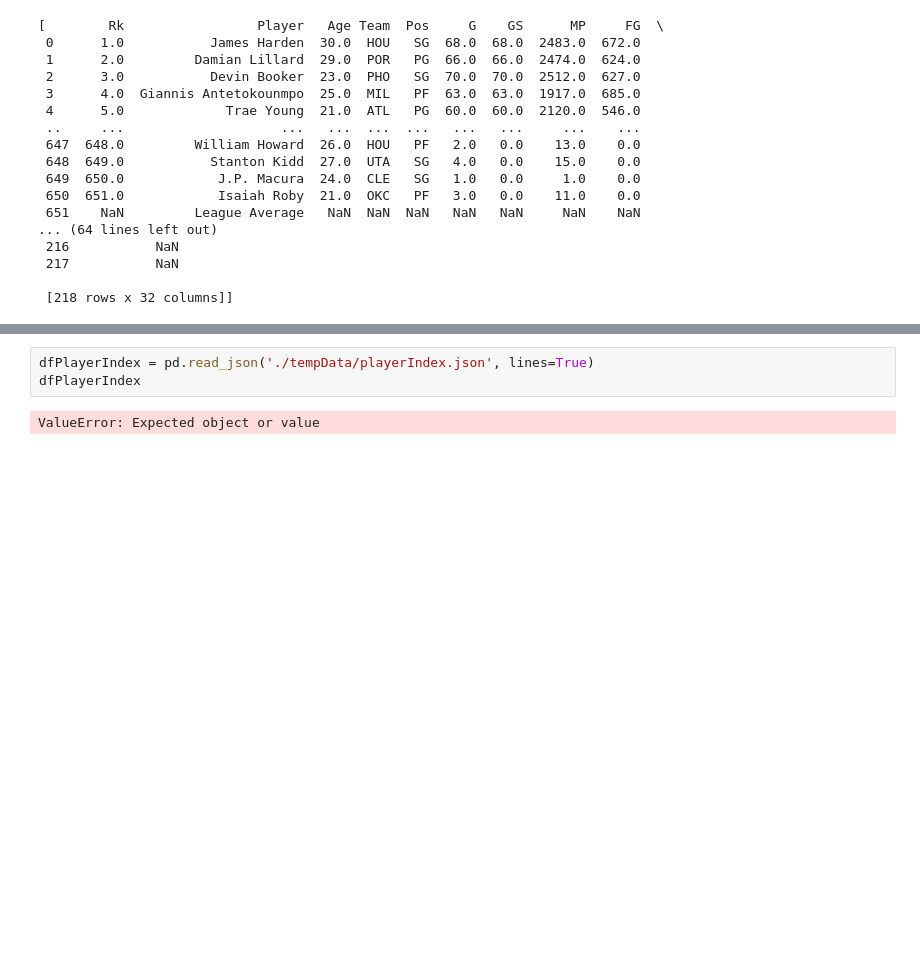
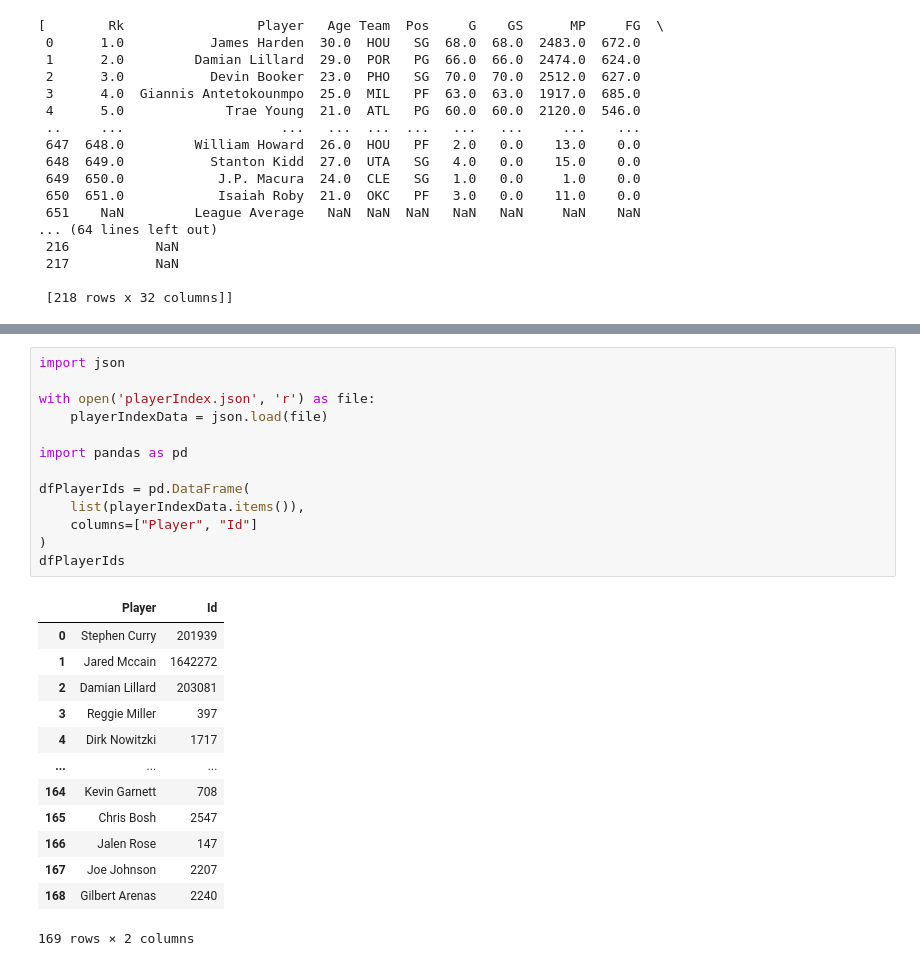
Before and after one commit to arnie12a/Free-Throw-Tracker-App, a Jupyter notebook: pythonScripts/main.ipynb, the cells around one changed output, grey strips where cells are left out. Cells and saved outputs as stored; diff of their text form; blank space fills up the shorter version.

```diff
--- a/pythonScripts/main.ipynb
+++ b/pythonScripts/main.ipynb
@@ -258,8 +227,30 @@ df
 | 231 | Shaquille O'Neal | 5935 | 11252 | 0.527462 |
 | 232 | Wilt Chamberlain | 6057 | 11862 | 0.510622 |
 233 rows × 4 columns
-# %%
-dfPlayerIndex = pd.read_json('./tempData/playerIndex.json', lines=True)
-dfPlayerIndex
-# %% [output]
-ValueError: Expected object or value
+# %%
+import json
+
+with open('playerIndex.json', 'r') as file:
+    playerIndexData = json.load(file)
+
+import pandas as pd
+
+dfPlayerIds = pd.DataFrame(
+    list(playerIndexData.items()),
+    columns=["Player", "Id"]
+)
+dfPlayerIds
+# %% [output]
+|  | Player | Id |
+| 0 | Stephen Curry | 201939 |
+| 1 | Jared Mccain | 1642272 |
+| 2 | Damian Lillard | 203081 |
+| 3 | Reggie Miller | 397 |
+| 4 | Dirk Nowitzki | 1717 |
+| ... | ... | ... |
+| 164 | Kevin Garnett | 708 |
+| 165 | Chris Bosh | 2547 |
+| 166 | Jalen Rose | 147 |
+| 167 | Joe Johnson | 2207 |
+| 168 | Gilbert Arenas | 2240 |
+169 rows × 2 columns
```
Also changed, not shown: parts of 4 cells of this notebook.
